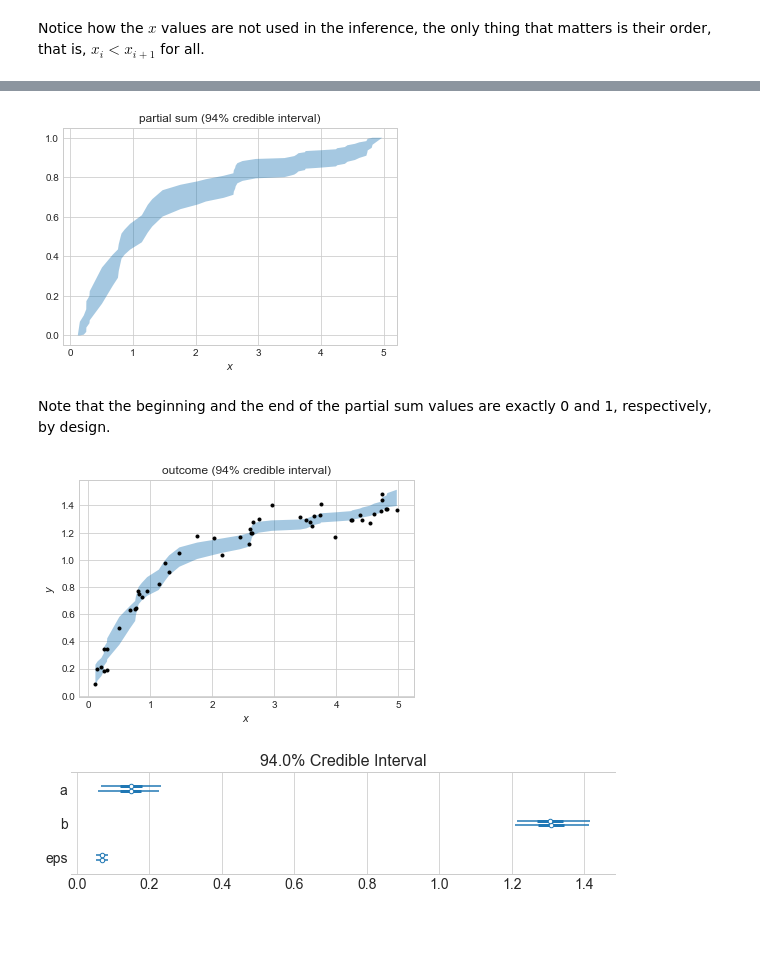
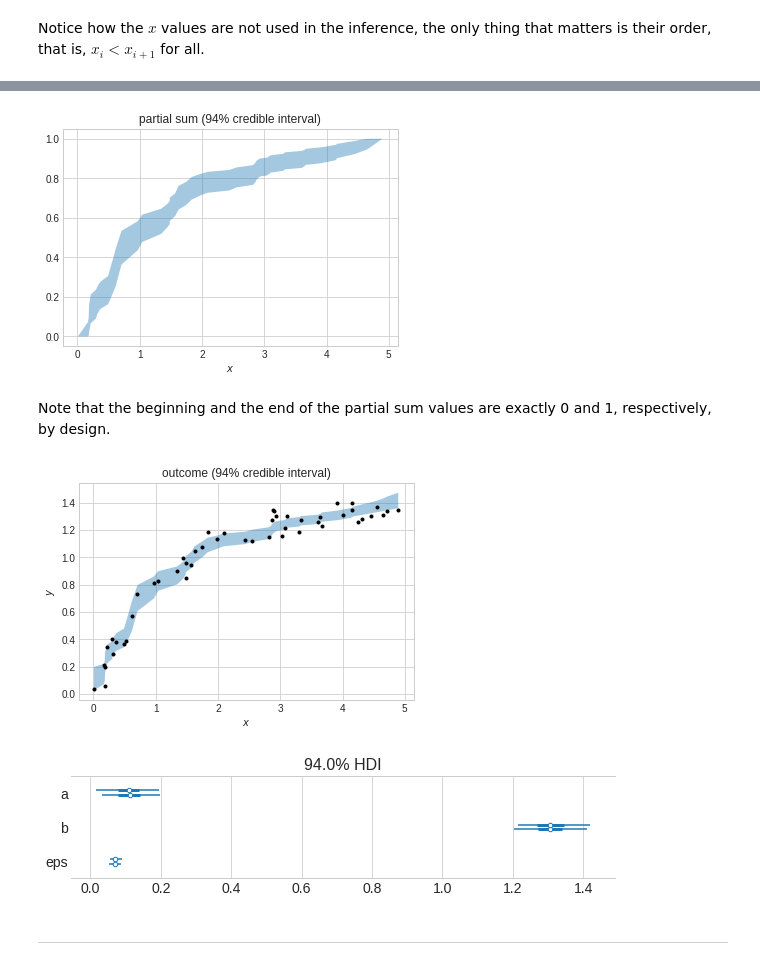
Before and after one commit to petrushev/bayesian-modeling, a Jupyter notebook: 06 monotone/monotone-dirichlet.ipynb, the cells around one changed output, grey strips where cells are left out. Drawn from its saved outputs; the diff is of its cells as text; code cells hidden in the pictures; blank space fills up the shorter version.

```diff
--- a/06 monotone/monotone-dirichlet.ipynb
+++ b/06 monotone/monotone-dirichlet.ipynb
@@ -84,7 +85,7 @@ with pm.Model() as m1:
 
     y = pm.Deterministic('y', a + b * partial_sum)
 
-    eps = pm.HalfCauchy('eps', beta=1)
+    eps = pm.HalfCauchy('eps', beta=0.1)
     obs = pm.Normal('obs', y, eps,
                     observed=data.y.values)
 
@@ -100,24 +110,26 @@ Notice how the $x$ values are not used in the inference, the only thing that mat
 # %%
-tmp = pd.DataFrame(m1.trace['partial_sum']).apply(pm.hpd).T
-plt.fill_between(data.x, tmp[0], tmp[1], alpha=.4)
+tmp = az.hdi(m1.trace['partial_sum'])
+plt.fill_between(data.x, tmp[:, 0], tmp[:, 1], alpha=.4)
 plt.gca().set(title='partial sum (94% credible interval)',
               xlabel='$x$')
 None
 # %% [output]
-[figure, old version]
+[figure, new version]
 # %% [markdown]
 Note that the beginning and the end of the partial sum values are exactly 0 and 1, respectively, by design.
 # %%
-tmp = pd.DataFrame(m1.trace['y']).apply(pm.hpd).T
-plt.fill_between(data.x, tmp[0], tmp[1], alpha=.4)
+tmp = az.hdi(m1.trace['y'])
+plt.fill_between(data.x, tmp[:, 0], tmp[:, 1], alpha=.4)
 plt.scatter(data.x, data.y, marker='.', color='k')
 plt.gca().set(title='outcome (94% credible interval)',
               xlabel='$x$', ylabel='$y$')
 None
 # %% [output]
-[figure, old version]
+[figure, new version]
 # %%
 pm.plot_forest(m1.trace, var_names=['a', 'b', 'eps'], figsize=(8, 2))
 None
 # %% [output]
-[figure, old version]
+[figure, new version]
+# %% [markdown]
+---
```
Also changed, not shown: parts of 8 cells of this notebook, 3 other files.
